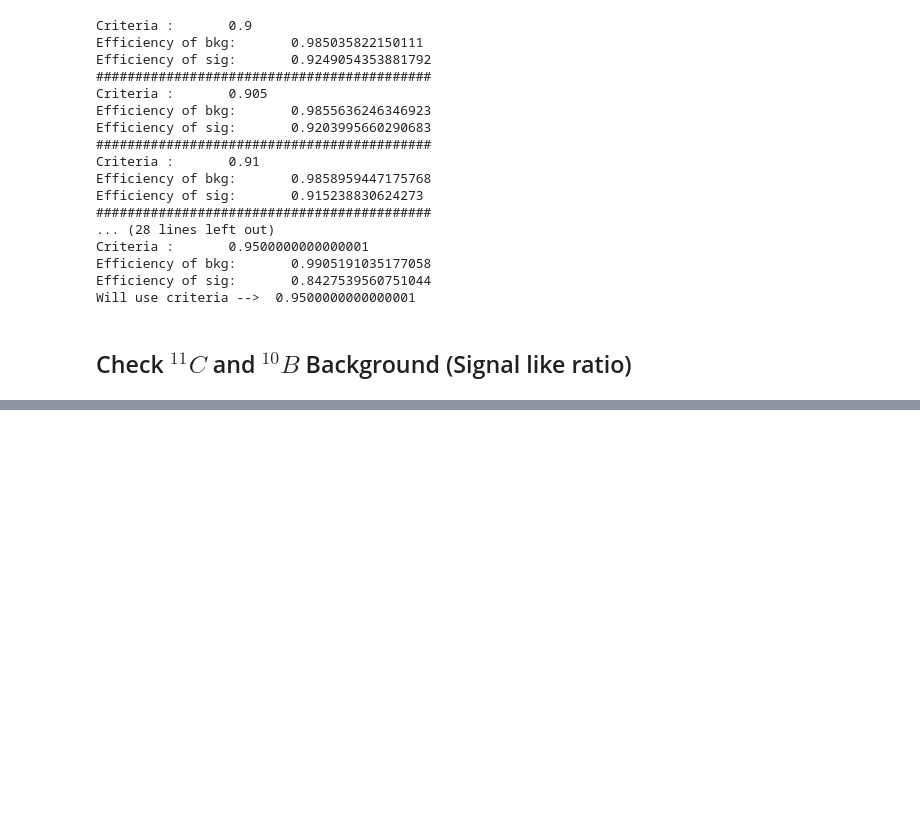
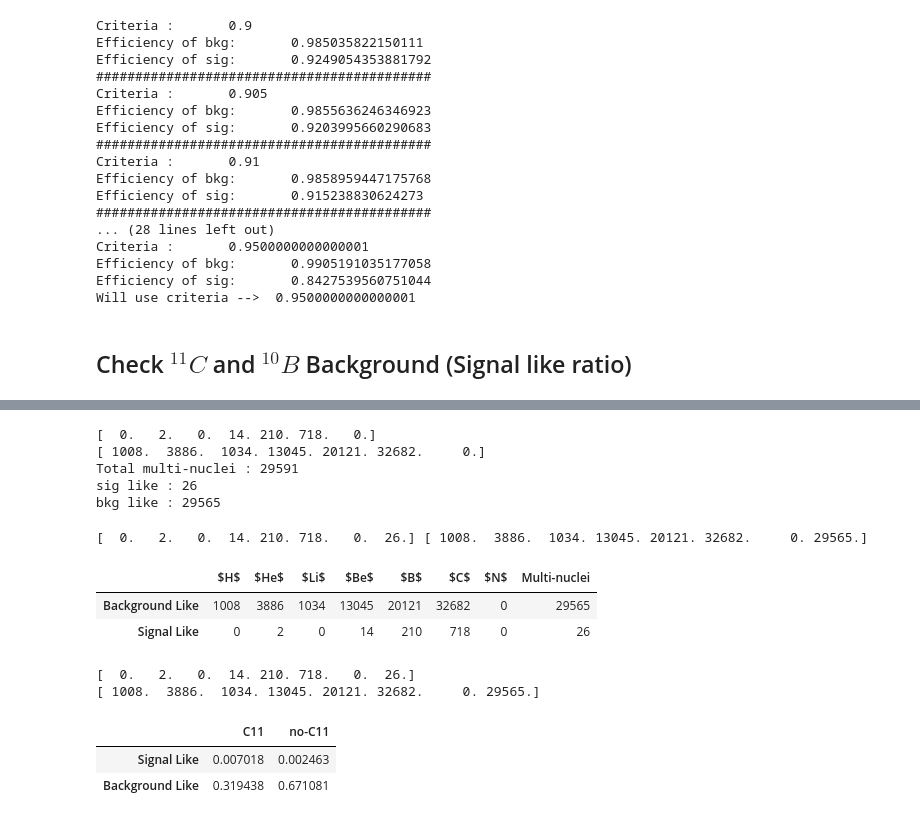
Before and after one commit to Zepeng/LS_ML, a Jupyter notebook: sk_psd/StudyC11Classify.ipynb, the cells around one changed output, grey strips where cells are left out. Drawn from its saved outputs; the diff is of its cells as text; code cells hidden in the pictures; blank space fills up the shorter version.

Commit message:
add multi-nuclei column in table

```diff
--- a/sk_psd/StudyC11Classify.ipynb
+++ b/sk_psd/StudyC11Classify.ipynb
@@ -2,7 +6,7 @@
 # load file
 import numpy as np
 # f = np.load("./model_maxtime_combine_jobs_DSNB_sk_data/predict_0.npz", allow_pickle=True)
-f = np.load("./model_maxtime_time_jobs_DSNB_sk_data/predict_0.npz", allow_pickle=True)
+f = np.load("/afs/ihep.ac.cn/users/l/luoxj/sk_psd/model_maxtime_time_jobs_DSNB_sk_data/predict_0.npz", allow_pickle=True)
 print(f"key: {f.files}")
 predict_proba = f["predict_proba"][:,1]
 equen = f["equen"]
@@ -55,6 +59,8 @@ class OneNucleiEvts:
         print(f"v_NZ: {self.v_NZ}")
 evt_1Nuclei = OneNucleiEvts()
 
+v_pdg_multi_nuclei = []
+v_proba_multi_nuclei = []
 for i, pdg_evt in enumerate(pdgs):
     n_nuclei = GetNucleiNum(pdg_evt)
     if n_nuclei == 1 :
@@ -62,6 +68,9 @@ for i, pdg_evt in enumerate(pdgs):
         (N, Z ) = PdgToN(Nuclei_pdg)
         evt_1Nuclei.probs.append(dir_proba["bkg"][i])
         evt_1Nuclei.v_NZ.append([N,Z])
+    else:
+        v_proba_multi_nuclei.append(dir_proba["bkg"][i] )
+        v_pdg_multi_nuclei.append(pdg_evt)
 # evt_1Nuclei.Print()
 # %% [markdown]
 ## Find The Right Criteria
@@ -115,8 +121,6 @@ array([0, 1, 2, 3, 4, 5, 6, 7, 8, 9, 0, 1, 2, 3, 4, 5, 6, 7, 8, 9, 0, 1,
 %matplotlib inline
 %config InlineBackend.figure_format = 'svg'
 import matplotlib.pylab as plt
-plt.style.use("/afs/ihep.ac.cn/users/l/luoxj/Style/Paper.mplstyle")
-
 criteria = criteria_to_use
 index_siglike = (np.array(evt_1Nuclei.probs)>=criteria)
 index_bkglike = (np.array(evt_1Nuclei.probs)<criteria)
@@ -140,12 +144,14 @@ plt.xlabel("N of Nuclei")
 plt.legend(loc="upper left")
 
 plt.figure(figsize=(8, 5))
-h_ratio = np.nan_to_num(np.array(h_siglike[0])/((np.array(h_bkglike[0]))+np.array(h_siglike[0])))
+h_siglike = np.array(h_siglike[0])/10
+h_bkglike = h_bkglike[0]
+h_ratio = np.nan_to_num(np.array(h_siglike)/((np.array(h_bkglike))+np.array(h_siglike)))
 plt.stem(h_ratio)
 # plt.xlabel("Z of Proton")
 plt.xticks(x-1, labels)
 plt.ylabel("Ratio")
 plt.title("Ratio(Sig-like/Total)")
 
-plt.show()
+# plt.show()
 # %% [output]
@@ -152,3 +159,53 @@ plt.show()
 [drawing not drawn]
 [drawing not drawn]
 [drawing not drawn]
+# %%
+print(h_siglike)
+print(h_bkglike)
+
+#handle multi-nuclei evt
+# print(v_pdg_multi_nuclei, v_proba_multi_nuclei)
+print(f"Total multi-nuclei : {len(v_proba_multi_nuclei)}")
+v_proba_multi_nuclei = np.array(v_proba_multi_nuclei)
+print(f"sig like : {len(v_proba_multi_nuclei[np.array(v_proba_multi_nuclei)>=criteria])}" )
+print(f"bkg like : {len(v_proba_multi_nuclei[np.array(v_proba_multi_nuclei)<criteria])}" )
+n_siglike_multi_nuclei = len(v_proba_multi_nuclei[np.array(v_proba_multi_nuclei)>=criteria])
+n_bkglike_multi_nuclei = len(v_proba_multi_nuclei[np.array(v_proba_multi_nuclei)<criteria])
+h_bkglike = np.append(h_bkglike, [n_bkglike_multi_nuclei])
+h_siglike = np.append(h_siglike, [n_siglike_multi_nuclei])
+# %% [output]
+[  0.   2.   0.  14. 210. 718.   0.]
+[ 1008.  3886.  1034. 13045. 20121. 32682.     0.]
+Total multi-nuclei : 29591
+sig like : 26
+bkg like : 29565
+# %%
+print(h_siglike, h_bkglike)
+
+import pandas as pd
+
+index_C11 = np.where(np.array(labels)=="$C$")[0][0]
+pd.DataFrame([np.array(h_bkglike , dtype=np.int),np.array(h_siglike, dtype=np.int)], index=["Background Like", "Signal Like"], columns=labels[:-1]+["Multi-nuclei"])
+# %% [output]
+[  0.   2.   0.  14. 210. 718.   0.  26.] [ 1008.  3886.  1034. 13045. 20121. 32682.     0. 29565.]
+|  | $H$ | $He$ | $Li$ | $Be$ | $B$ | $C$ | $N$ | Multi-nuclei |
+| Background Like | 1008 | 3886 | 1034 | 13045 | 20121 | 32682 | 0 | 29565 |
+| Signal Like | 0 | 2 | 0 | 14 | 210 | 718 | 0 | 26 |
+# %%
+print(h_siglike)
+print(h_bkglike)
+total_evts = np.sum(h_siglike)+np.sum(h_bkglike)
+h_bkglike_ratio_to_total = h_bkglike/total_evts
+h_siglike_ratio_to_total = h_siglike/total_evts
+table = pd.DataFrame([np.array(h_bkglike_ratio_to_total , dtype=np.float),np.array(h_siglike_ratio_to_total, dtype=np.float)], index=["Background Like", "Signal Like"], columns=labels[:-1]+["Multi-nuclei"])
+# %% [output]
+[  0.   2.   0.  14. 210. 718.   0.  26.]
+[ 1008.  3886.  1034. 13045. 20121. 32682.     0. 29565.]
+# %%
+ratio_C11 = [ h_siglike_ratio_to_total[index_C11], h_bkglike_ratio_to_total[index_C11]]
+ratio_noC11 = [np.sum(h_siglike_ratio_to_total)-h_siglike_ratio_to_total[index_C11], np.sum(h_bkglike_ratio_to_total)-h_bkglike_ratio_to_total[index_C11]]
+pd.DataFrame(np.array([ratio_C11, ratio_noC11]).T, columns=["C11", "no-C11"], index=["Signal Like", "Background Like"])
+# %% [output]
+|  | C11 | no-C11 |
+| Signal Like | 0.007018 | 0.002463 |
+| Background Like | 0.319438 | 0.671081 |
```
Also changed, not shown: parts of 3 cells of this notebook.
